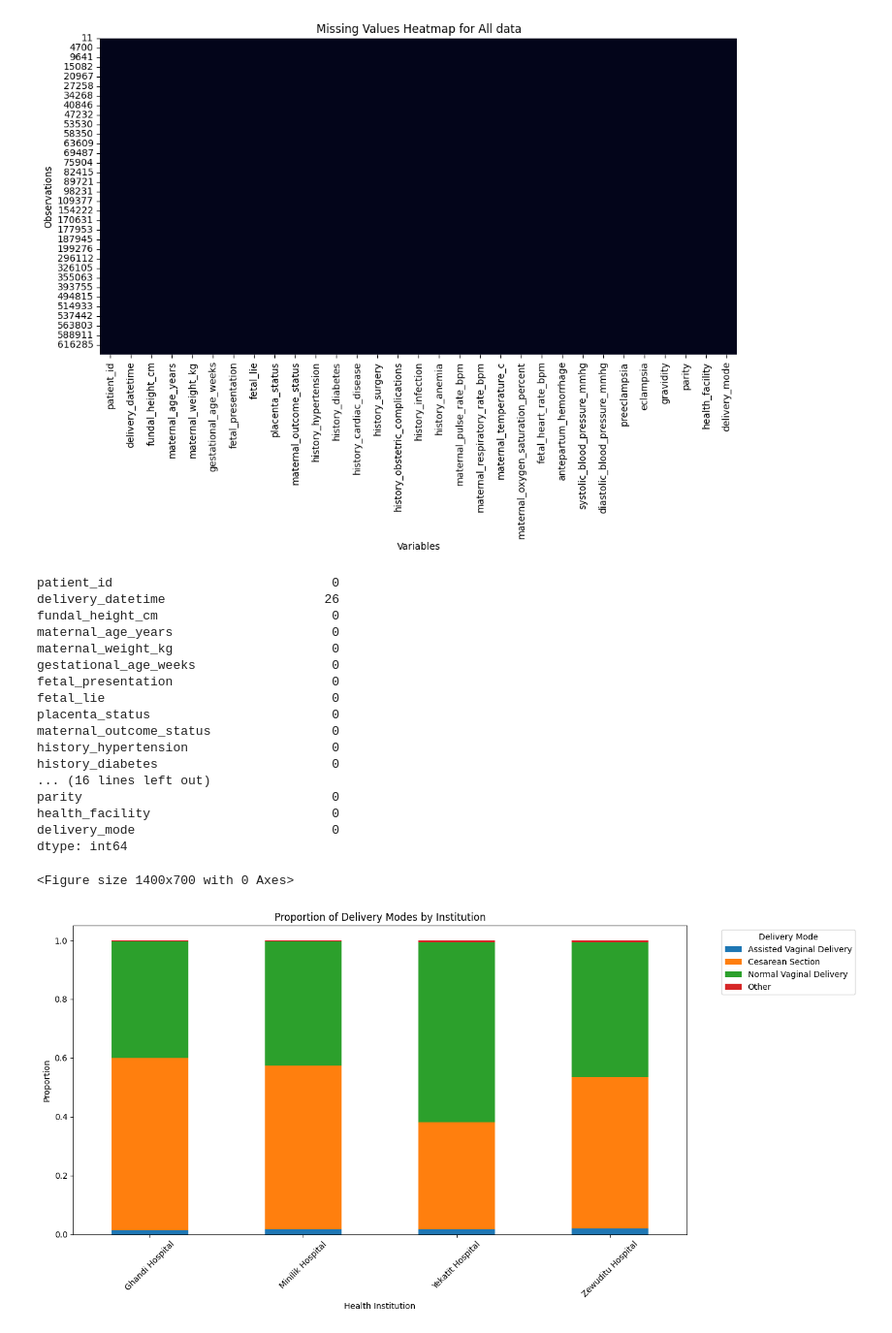
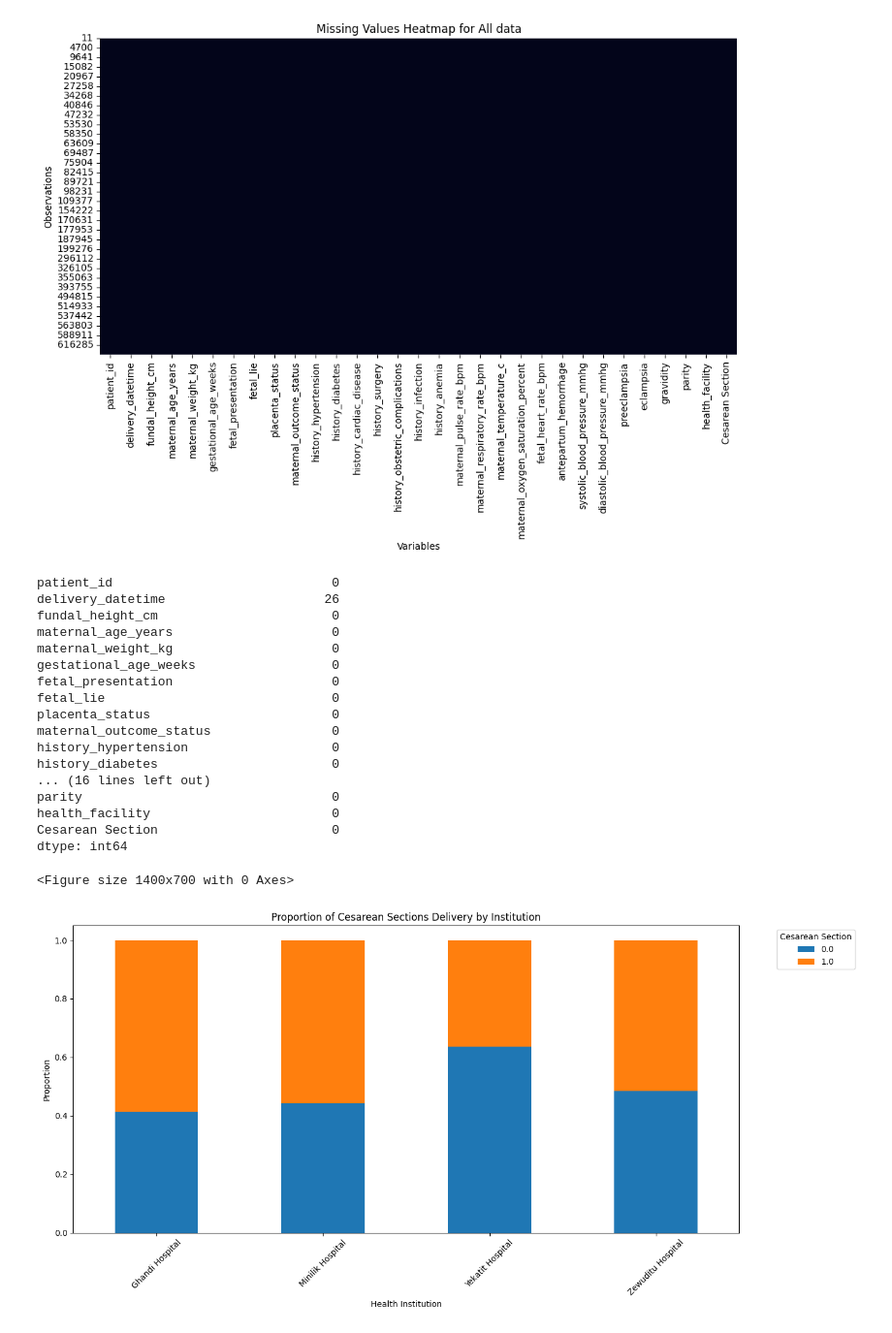
Before and after one commit to DegaregeN/mode_of_delivery-, a Jupyter notebook: data/processed/data_preprocessing.ipynb, the cells around one changed output. Shown at 97% size. Saved outputs shown, nothing was run; the diff lists cells and outputs as text; code cells hidden in the pictures.

```diff
--- a/data/processed/data_preprocessing.ipynb
+++ b/data/processed/data_preprocessing.ipynb
@@ -179,3 +179,16 @@ Cesarean Section             25905
 Assisted Vaginal Delivery      950
 Other                          307
 Name: count, dtype: int64
+# %%
+# Create a working copy of the DataFrame
+df = df.copy()
+
+# 1. Create an indicator column for Cesarean Section cases
+df['Cesarean Section'] = df['delivery_mode_clean'].str.contains(
+    r'Cesarean Section',  # Broad but targeted matching
+    case=False,
+    na=False,
+    regex=True
+).astype(int)
+
+df["Cesarean Section"].value_counts()
@@ -507,7 +525,7 @@ df.columns = df.columns.str.strip()
 available_features = [col for col in features if col in df.columns]
 
 # Subset dataframe
-df = df[available_features + ['delivery_mode_clean']]
+df = df[available_features + ['Cesarean Section']]
 # %%
 df
 # %% [output]
@@ -774,7 +792,7 @@ df = df.rename(columns={
     'para': 'parity',
 
     'Institution': 'health_facility',
-    'delivery_mode_clean': 'delivery_mode'
+    'Cesarean Section': 'Cesarean Section'
 })
 # %%
 df.info()
@@ -882,33 +900,33 @@ history_diabetes                       0
 ... (16 lines left out)
 parity                                 0
 health_facility                        0
-delivery_mode                          0
+Cesarean Section                       0
 dtype: int64
 # %%
 plt.figure(figsize=(14,7))
 
 institution_mode = pd.crosstab(
     df['health_facility'],
-    df['delivery_mode'],
+    df['Cesarean Section'],
     normalize='index'
 )
 
 institution_mode.plot(
     kind='bar',
     stacked=True,
     figsize=(14,7)
 )
 
-plt.title("Proportion of Delivery Modes by Institution")
+plt.title("Proportion of Cesarean Sections Delivery by Institution")
 plt.xlabel("Health Institution")
 plt.ylabel("Proportion")
 plt.xticks(rotation=45)
-plt.legend(title="Delivery Mode", bbox_to_anchor=(1.05, 1))
+plt.legend(title="Cesarean Section", bbox_to_anchor=(1.05, 1))
 plt.tight_layout()
 plt.show()
 # %% [output]
 <Figure size 1400x700 with 0 Axes>
-[figure, old version]
+[figure, new version]
 # %%
 plt.figure(figsize=(12,6))
 
```
Also changed, not shown: parts of 11 cells of this notebook, 2 other files.
